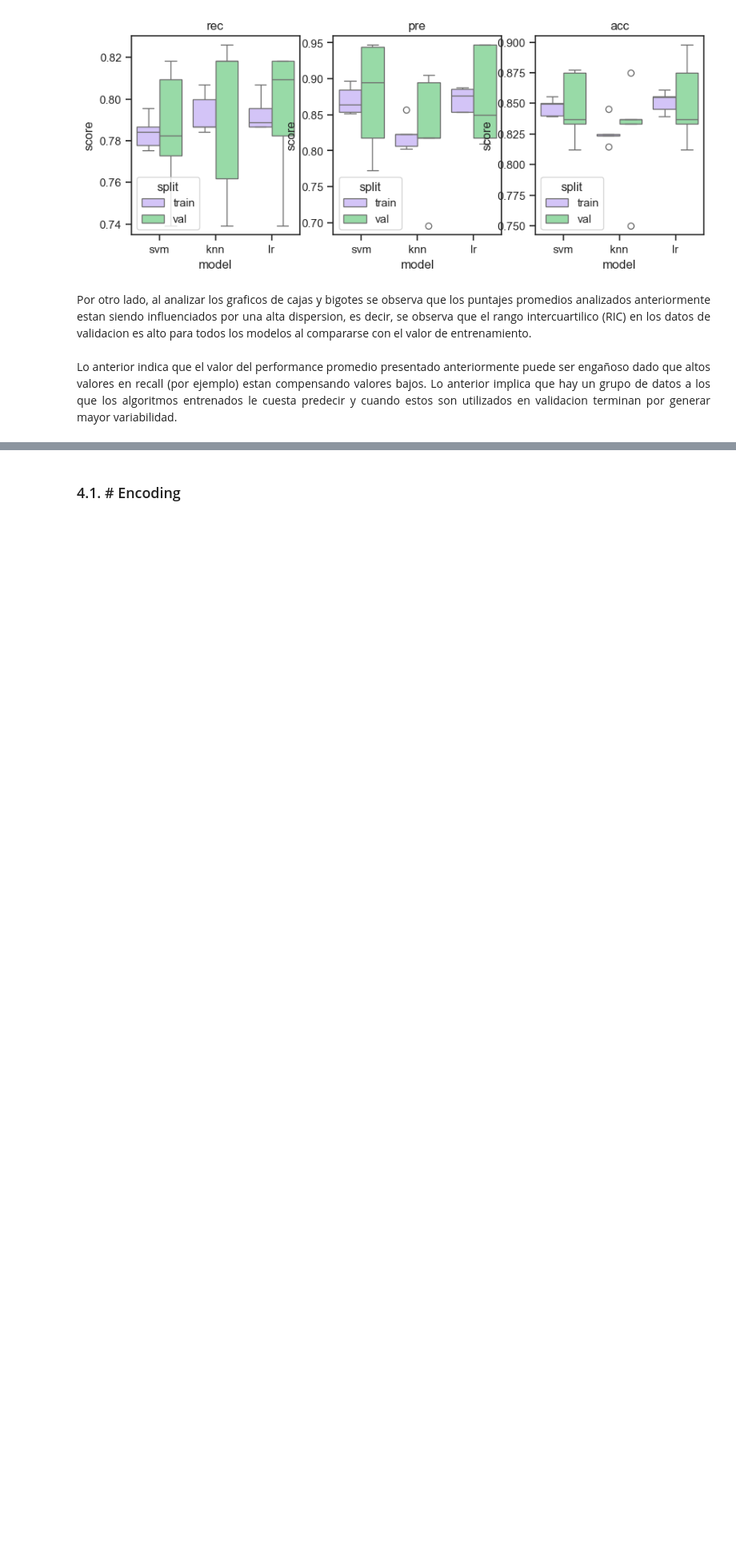
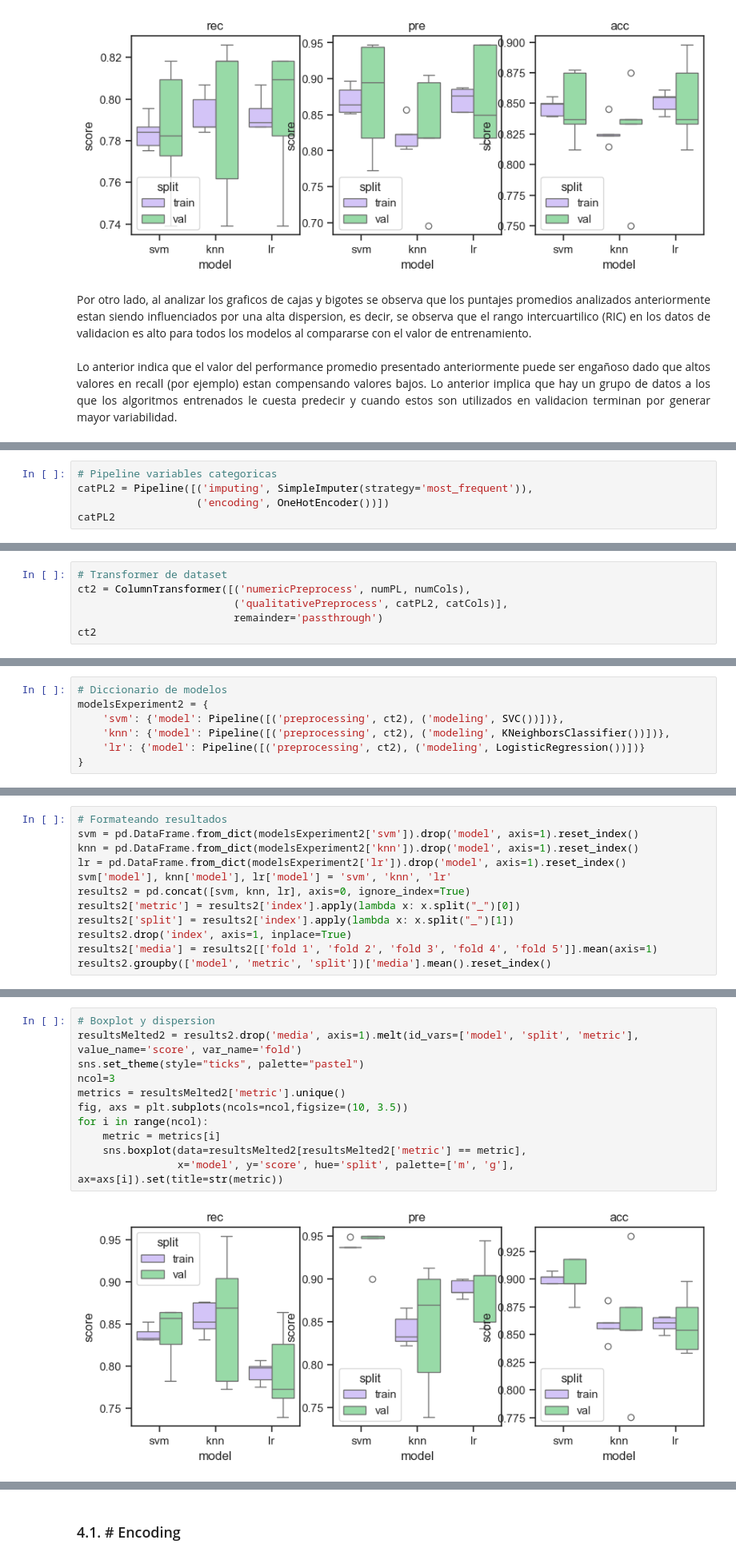
Before and after one commit to j220493/AnalisisEncodingCategoricalVariables, a Jupyter notebook: analisis.ipynb, the cells around one changed output, grey strips where cells are left out. Shown at 80% size. Cells and saved outputs as stored; diff of their text form; blank space fills up the shorter version.

Commit message:
Se crea pipeline de experimentacion de OHE

```diff
--- a/analisis.ipynb
+++ b/analisis.ipynb
@@ -644,0 +656,5 @@ Lo anterior indica que el valor del performance promedio presentado anteriorment
+# %%
+# Pipeline variables categoricas
+catPL2 = Pipeline([('imputing', SimpleImputer(strategy='most_frequent')),
+                   ('encoding', OneHotEncoder())])
+catPL2
@@ -644,0 +664,6 @@ Lo anterior indica que el valor del performance promedio presentado anteriorment
+# %%
+# Transformer de dataset
+ct2 = ColumnTransformer([('numericPreprocess', numPL, numCols),
+                         ('qualitativePreprocess', catPL2, catCols)],
+                         remainder='passthrough')
+ct2
@@ -644,0 +686,7 @@ Lo anterior indica que el valor del performance promedio presentado anteriorment
+# %%
+# Diccionario de modelos
+modelsExperiment2 = {
+    'svm': {'model': Pipeline([('preprocessing', ct2), ('modeling', SVC())])},
+    'knn': {'model': Pipeline([('preprocessing', ct2), ('modeling', KNeighborsClassifier())])},
+    'lr': {'model': Pipeline([('preprocessing', ct2), ('modeling', LogisticRegression())])}
+}
@@ -644,0 +718,12 @@ Lo anterior indica que el valor del performance promedio presentado anteriorment
+# %%
+# Formateando resultados
+svm = pd.DataFrame.from_dict(modelsExperiment2['svm']).drop('model', axis=1).reset_index()
+knn = pd.DataFrame.from_dict(modelsExperiment2['knn']).drop('model', axis=1).reset_index()
+lr = pd.DataFrame.from_dict(modelsExperiment2['lr']).drop('model', axis=1).reset_index()
+svm['model'], knn['model'], lr['model'] = 'svm', 'knn', 'lr'
+results2 = pd.concat([svm, knn, lr], axis=0, ignore_index=True)
+results2['metric'] = results2['index'].apply(lambda x: x.split("_")[0])
+results2['split'] = results2['index'].apply(lambda x: x.split("_")[1])
+results2.drop('index', axis=1, inplace=True)
+results2['media'] = results2[['fold 1', 'fold 2', 'fold 3', 'fold 4', 'fold 5']].mean(axis=1)
+results2.groupby(['model', 'metric', 'split'])['media'].mean().reset_index()
@@ -644,0 +753,13 @@ Lo anterior indica que el valor del performance promedio presentado anteriorment
+# %%
+# Boxplot y dispersion
+resultsMelted2 = results2.drop('media', axis=1).melt(id_vars=['model', 'split', 'metric'], value_name='score', var_name='fold')
+sns.set_theme(style="ticks", palette="pastel")
+ncol=3
+metrics = resultsMelted2['metric'].unique()
+fig, axs = plt.subplots(ncols=ncol,figsize=(10, 3.5))
+for i in range(ncol):
+    metric = metrics[i]
+    sns.boxplot(data=resultsMelted2[resultsMelted2['metric'] == metric],
+                x='model', y='score', hue='split', palette=['m', 'g'], ax=axs[i]).set(title=str(metric))
+# %% [output]
+[figure, added]
```
Also changed, not shown: parts of 9 cells of this notebook.
